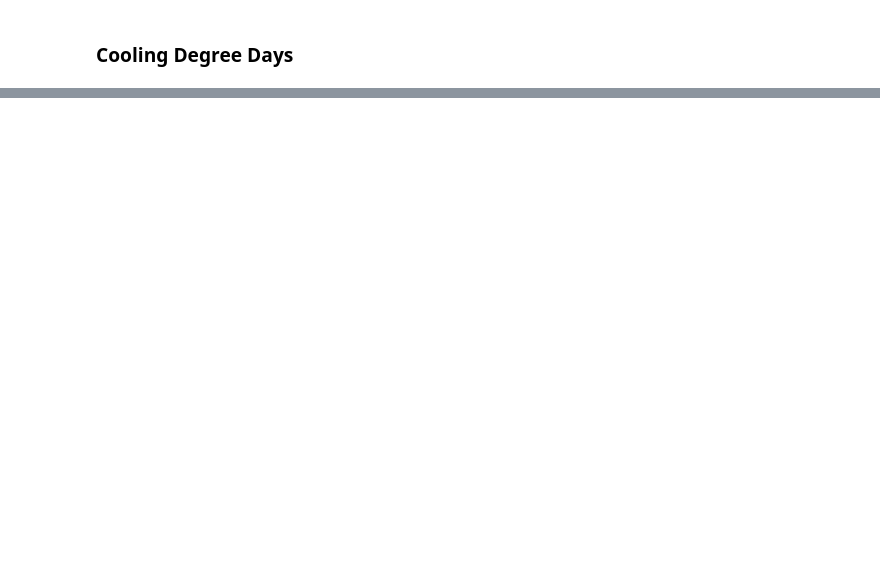
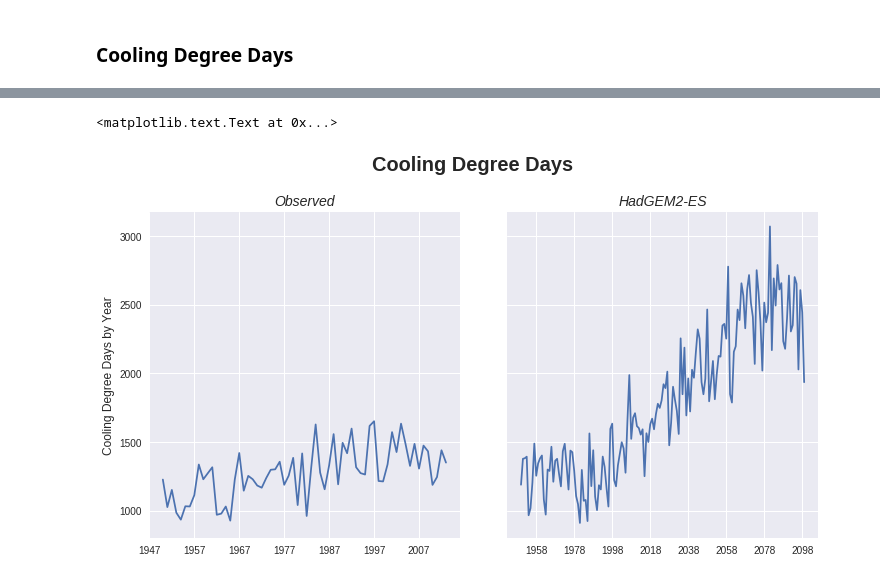
Before and after one commit to berkeley-gif/caladapt-docs, a Jupyter notebook: cookbook/daily_data_degree_days.ipynb, the cells around one changed output, grey strips where cells are left out. Drawn from its saved outputs; the diff is of its cells as text; code cells hidden in the pictures; blank space fills up the shorter version.

```diff
--- a/cookbook/daily_data_degree_days.ipynb
+++ b/cookbook/daily_data_degree_days.ipynb
@@ -306,10 +314,11 @@ Freq: AS-JAN, Name: value, dtype: float64
 # %% [markdown]
 ### Cooling Degree Days
 # %%
-# Find days with average temperature above base temperature
-observedCDD = pd.DataFrame(observedAvg.loc[observedAvg['value'] > base_temp])
-# Calculate absolute value of difference between average temperature & base temperature
-observedCDD['value'] = abs(observedCDD['value'] - base_temp)
-# Sum total number of cooling degree days by year
-observedCDD = observedCDD.value.resample('1AS').sum()
-observedCDD
+def calculate_cdd(df, base):
+    # Find days with average temperature above base temperature
+    dfCDD = pd.DataFrame(df.loc[df['value'] > base])
+    # Calculate absolute value of difference between average temperature & base temperature
+    dfCDD['value'] = abs(dfCDD['value'] - base)
+    # Sum total number of cooling degrees by year
+    dfCDD = dfCDD.value.resample('1AS').sum()
+    return dfCDD
@@ -359,0 +325,4 @@ Freq: AS-JAN, Name: value, dtype: float64
+# %%
+# Get total number of heating degree days
+observedCDD = calculate_cdd(observedAvg, base_temp)
+observedCDD
@@ -359,0 +347,4 @@ Freq: AS-JAN, Name: value, dtype: float64
+# %%
+# Get total number of heating degree days
+projectedCDD = calculate_cdd(projectedAvg, base_temp)
+projectedCDD
@@ -359,0 +369,17 @@ Freq: AS-JAN, Name: value, dtype: float64
+# %%
+# Plot the data
+f, (ax1, ax2) = plt.subplots(1, 2, sharey='all', figsize=(12, 6))
+
+l1 = ax1.plot(observedCDD)
+ax2.plot(projectedCDD)
+
+ax1.set_title('Observed', fontstyle='italic', fontsize=14)
+ax1.set_ylabel('Cooling Degree Days by Year', fontsize=12)
+ax2.set_title('HadGEM2-ES', fontstyle='italic', fontsize=14)
+
+plt.subplots_adjust(wspace=0.15)
+
+f.suptitle('Cooling Degree Days', y=1.01, fontsize=20, fontweight='bold')
+# %% [output]
+<matplotlib.text.Text at 0x...>
+[figure, added]
```
Also changed, not shown: parts of 21 cells of this notebook, 6 other files.
